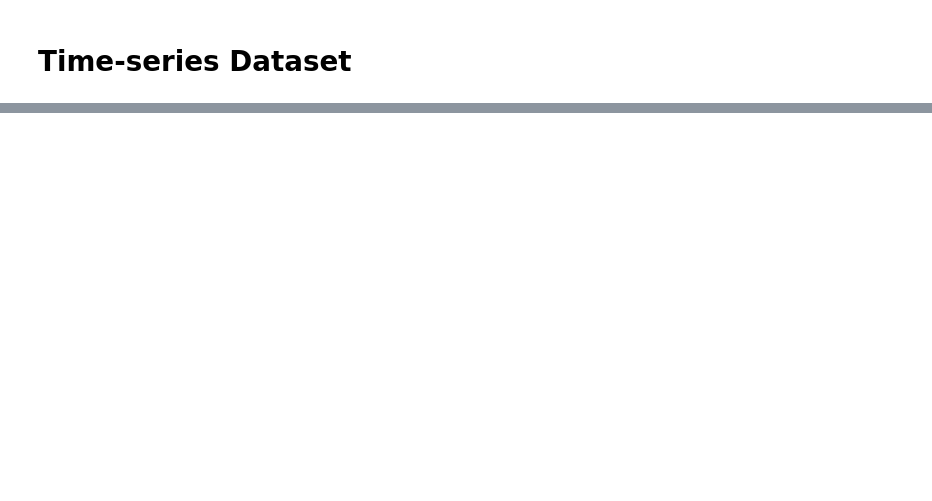
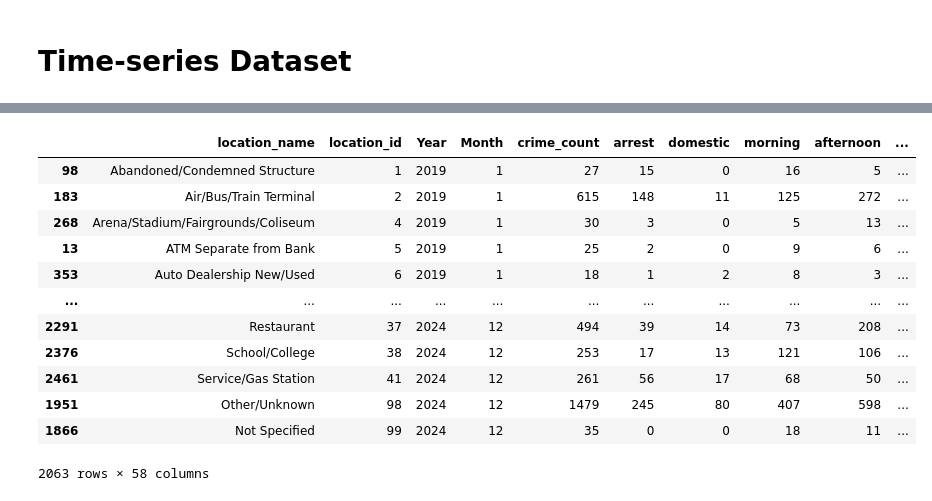
Before and after one commit to Lemonziz/IT5006Project, a Jupyter notebook: data_preprocessing_ziqi.ipynb, the cells around one changed output, grey strips where cells are left out. Cells and saved outputs as stored; diff of their text form; code cells hidden in the pictures; blank space fills up the shorter version.

```diff
--- a/data_preprocessing_ziqi.ipynb
+++ b/data_preprocessing_ziqi.ipynb
@@ -440,39 +720,56 @@ df_time
 # %%
-df_time["sin_month"] = np.sin(2 * np.pi * (df_time["Month"] - 1) / 12)
-df_time["cos_month"] = np.cos(2 * np.pi * (df_time["Month"] - 1) / 12)
-# Create a time ID variable for easier shifting
-df_time["time_id"] = df_time["Year"] * 12 + df_time["Month"]
-for location_group, location_df in df_time.groupby(["Location Group"]):
+df_lag = df_pct.copy()
+for location_group, location_df in df_lag.groupby(["location_name"]):
     # Get indices for this location group
     indices = location_df.index
 
     # Make sure we're still working with time-ordered data
-    temp_df = df_time.loc[indices].sort_values("time_id")
+    temp_df = df_lag.loc[indices].sort_values("time_id")
 
     # Add lag features
-    df_time.loc[indices, "crime_count_lag1"] = temp_df["crime_count"].shift(1)
-    df_time.loc[indices, "crime_count_lag2"] = temp_df["crime_count"].shift(2)
-    df_time.loc[indices, "crime_count_lag3"] = temp_df["crime_count"].shift(3)
-    df_time.loc[indices, "crime_count_lag6"] = temp_df["crime_count"].shift(6)
+    for lag in [1, 2, 3, 6, 12]:
+        for feature in [
+            "crime_pct_change",
+            "domestic_rate",
+            "arrest_rate",
+            # "holiday_rate",
+            "morning_rate",
+            "afternoon_rate",
+            "evening_rate",
+            "night_rate",
+        ]:
+            df_lag.loc[indices, f"{feature}_lag{lag}"] = temp_df[feature].shift(lag)
 
-    # Add 12-month lag (same month previous year)
-    df_time.loc[indices, "crime_count_lag12"] = temp_df["crime_count"].shift(12)
+    # df_time.loc[indices, "crime_pct_change_ma3"] = (
+    #     temp_df["crime_pct_change"].rolling(window=3).mean().shift(1)
+    # )
+    # df_time.loc[indices, "crime_pct_change_ma6"] = (
+    #     temp_df["crime_pct_change"].rolling(window=6).mean().shift(1)
+    # )
+# lag_columns = [
+#     "crime_count_lag1",
+#     "crime_count_lag2",
+#     "crime_count_lag3",
+#     "crime_count_lag6",
+#     "crime_count_lag12",
+#     "crime_count_ma3",
+#     "crime_count_ma6",
+# ]
 
-    # Moving averages
-    df_time.loc[indices, "crime_count_ma3"] = (
-        temp_df["crime_count"].rolling(window=3).mean().shift(1)
-    )
-    df_time.loc[indices, "crime_count_ma6"] = (
-        temp_df["crime_count"].rolling(window=6).mean().shift(1)
-    )
-lag_columns = [
-    "crime_count_lag1",
-    "crime_count_lag2",
-    "crime_count_lag3",
-    "crime_count_lag6",
-    "crime_count_lag12",
-    "crime_count_ma3",
-    "crime_count_ma6",
-]
-
-df_time.drop("time_id", axis=1, inplace=True)
+df_lag = df_lag.dropna()
+df_lag.sort_values(["Year", "Month", "location_id"], inplace=True)
+df_lag
+# %% [output]
+|  | location_name | location_id | Year | Month | crime_count | arrest | domestic | morning | afternoon | ... |
+| 98 | Abandoned/Condemned Structure | 1 | 2019 | 1 | 27 | 15 | 0 | 16 | 5 | ... |
+| 183 | Air/Bus/Train Terminal | 2 | 2019 | 1 | 615 | 148 | 11 | 125 | 272 | ... |
+| 268 | Arena/Stadium/Fairgrounds/Coliseum | 4 | 2019 | 1 | 30 | 3 | 0 | 5 | 13 | ... |
+| 13 | ATM Separate from Bank | 5 | 2019 | 1 | 25 | 2 | 0 | 9 | 6 | ... |
+| 353 | Auto Dealership New/Used | 6 | 2019 | 1 | 18 | 1 | 2 | 8 | 3 | ... |
+| ... | ... | ... | ... | ... | ... | ... | ... | ... | ... | ... |
+| 2291 | Restaurant | 37 | 2024 | 12 | 494 | 39 | 14 | 73 | 208 | ... |
+| 2376 | School/College | 38 | 2024 | 12 | 253 | 17 | 13 | 121 | 106 | ... |
+| 2461 | Service/Gas Station | 41 | 2024 | 12 | 261 | 56 | 17 | 68 | 50 | ... |
+| 1951 | Other/Unknown | 98 | 2024 | 12 | 1479 | 245 | 80 | 407 | 598 | ... |
+| 1866 | Not Specified | 99 | 2024 | 12 | 35 | 0 | 0 | 18 | 11 | ... |
+2063 rows × 58 columns
```
Also changed, not shown: parts of 25 cells of this notebook.
